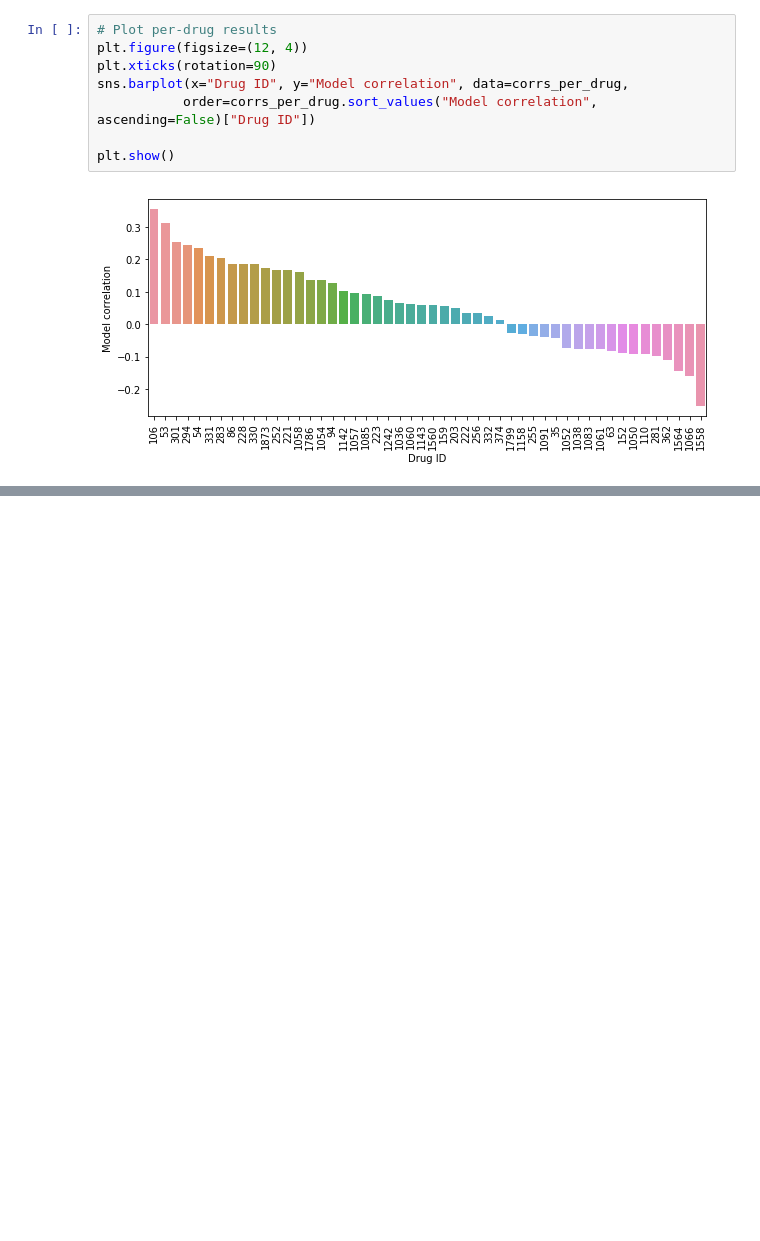
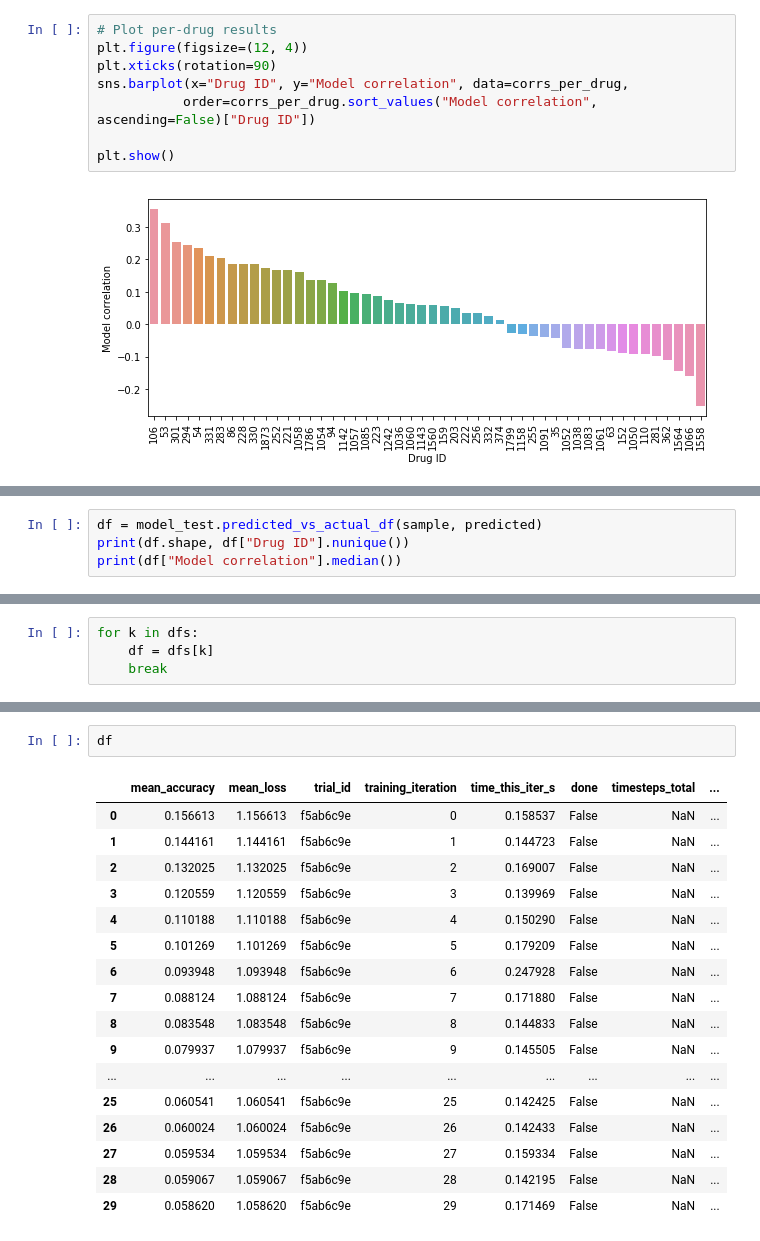
Before and after one commit to kkoras/rec-system-for-drug-response, a Jupyter notebook: Scripts/Prototypes and baseline models/linear_model_KINOMEscan_data.ipynb, the cells around one changed output, grey strips where cells are left out. Cells and saved outputs as stored; diff of their text form; blank space fills up the shorter version.

Commit message:
Add prototype of a Model class wrapper

```diff
--- a/Scripts/Prototypes and baseline models/linear_model_KINOMEscan_data.ipynb
+++ b/Scripts/Prototypes and baseline models/linear_model_KINOMEscan_data.ipynb
@@ -659,0 +826,4 @@ plt.show()
+# %%
+df = model_test.predicted_vs_actual_df(sample, predicted)
+print(df.shape, df["Drug ID"].nunique())
+print(df["Model correlation"].median())
@@ -659,0 +988,4 @@ plt.show()
+# %%
+for k in dfs:
+    df = dfs[k]
+    break
@@ -659,0 +996,20 @@ plt.show()
+# %%
+df
+# %% [output]
+|  | mean_accuracy | mean_loss | trial_id | training_iteration | time_this_iter_s | done | timesteps_total | ... |
+| 0 | 0.156613 | 1.156613 | f5ab6c9e | 0 | 0.158537 | False | NaN | ... |
+| 1 | 0.144161 | 1.144161 | f5ab6c9e | 1 | 0.144723 | False | NaN | ... |
+| 2 | 0.132025 | 1.132025 | f5ab6c9e | 2 | 0.169007 | False | NaN | ... |
+| 3 | 0.120559 | 1.120559 | f5ab6c9e | 3 | 0.139969 | False | NaN | ... |
+| 4 | 0.110188 | 1.110188 | f5ab6c9e | 4 | 0.150290 | False | NaN | ... |
+| 5 | 0.101269 | 1.101269 | f5ab6c9e | 5 | 0.179209 | False | NaN | ... |
+| 6 | 0.093948 | 1.093948 | f5ab6c9e | 6 | 0.247928 | False | NaN | ... |
+| 7 | 0.088124 | 1.088124 | f5ab6c9e | 7 | 0.171880 | False | NaN | ... |
+| 8 | 0.083548 | 1.083548 | f5ab6c9e | 8 | 0.144833 | False | NaN | ... |
+| 9 | 0.079937 | 1.079937 | f5ab6c9e | 9 | 0.145505 | False | NaN | ... |
+| ... | ... | ... | ... | ... | ... | ... | ... | ... |
+| 25 | 0.060541 | 1.060541 | f5ab6c9e | 25 | 0.142425 | False | NaN | ... |
+| 26 | 0.060024 | 1.060024 | f5ab6c9e | 26 | 0.142433 | False | NaN | ... |
+| 27 | 0.059534 | 1.059534 | f5ab6c9e | 27 | 0.159334 | False | NaN | ... |
+| 28 | 0.059067 | 1.059067 | f5ab6c9e | 28 | 0.142195 | False | NaN | ... |
+| 29 | 0.058620 | 1.058620 | f5ab6c9e | 29 | 0.171469 | False | NaN | ... |
```
Also changed, not shown: parts of 46 cells of this notebook.
